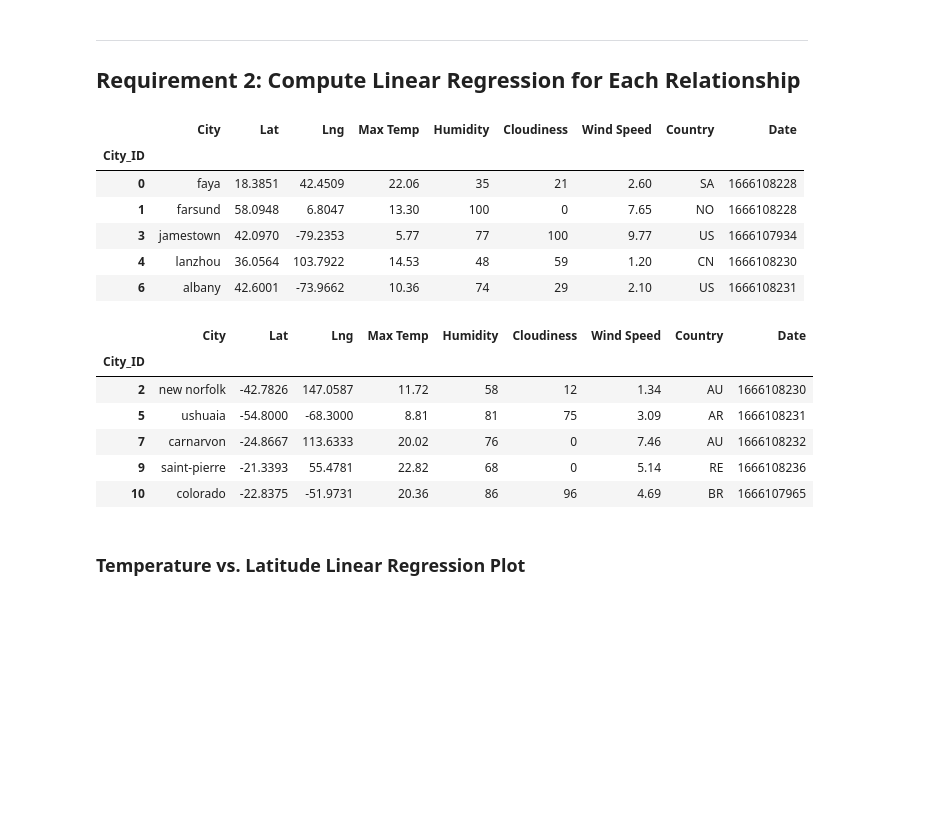
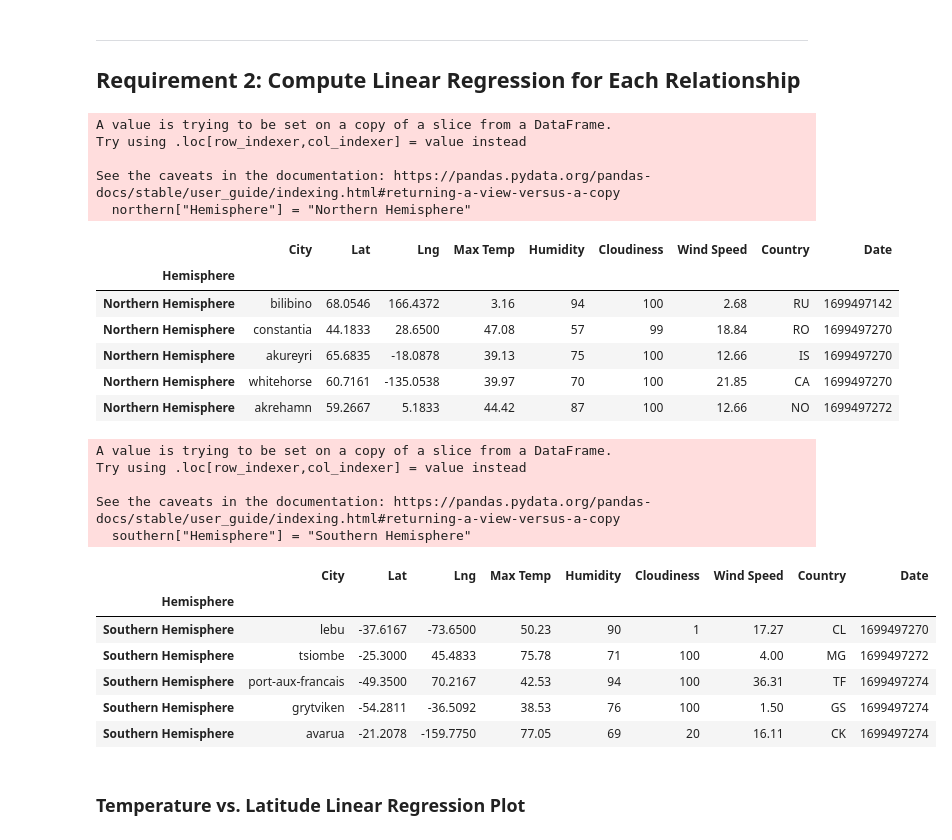
Before and after one commit to MM24J/World-Weather-Analysis, a Jupyter notebook: WeatherPy.ipynb, the cells around one changed output. Cells and saved outputs as stored; diff of their text form; code cells hidden in the pictures; blank space fills up the shorter version.

```diff
--- a/WeatherPy.ipynb
+++ b/WeatherPy.ipynb
@@ -240,30 +262,45 @@ plt.show()
 # %%
 # Create a DataFrame with the Northern Hemisphere data (Latitude >= 0)
-# YOUR CODE HERE
-
+northern = weather_data_df.loc[weather_data_df["Lat"] >= 0]
+northern["Hemisphere"] = "Northern Hemisphere"
+northern_hemi_df = northern.set_index("Hemisphere")
 # Display sample data
 northern_hemi_df.head()
 # %% [output]
+A value is trying to be set on a copy of a slice from a DataFrame.
+Try using .loc[row_indexer,col_indexer] = value instead
+
+See the caveats in the documentation: https://pandas.pydata.org/pandas-docs/stable/user_guide/indexing.html#returning-a-view-versus-a-copy
+  northern["Hemisphere"] = "Northern Hemisphere"
 |  | City | Lat | Lng | Max Temp | Humidity | Cloudiness | Wind Speed | Country | Date |
-| City_ID |  |  |  |  |  |  |  |  |  |
-| 0 | faya | 18.3851 | 42.4509 | 22.06 | 35 | 21 | 2.60 | SA | 1666108228 |
-| 1 | farsund | 58.0948 | 6.8047 | 13.30 | 100 | 0 | 7.65 | NO | 1666108228 |
-| 3 | jamestown | 42.0970 | -79.2353 | 5.77 | 77 | 100 | 9.77 | US | 1666107934 |
-| 4 | lanzhou | 36.0564 | 103.7922 | 14.53 | 48 | 59 | 1.20 | CN | 1666108230 |
-| 6 | albany | 42.6001 | -73.9662 | 10.36 | 74 | 29 | 2.10 | US | 1666108231 |
+| Hemisphere |  |  |  |  |  |  |  |  |  |
+| Northern Hemisphere | bilibino | 68.0546 | 166.4372 | 3.16 | 94 | 100 | 2.68 | RU | 1699497142 |
+| Northern Hemisphere | constantia | 44.1833 | 28.6500 | 47.08 | 57 | 99 | 18.84 | RO | 1699497270 |
+| Northern Hemisphere | akureyri | 65.6835 | -18.0878 | 39.13 | 75 | 100 | 12.66 | IS | 1699497270 |
+| Northern Hemisphere | whitehorse | 60.7161 | -135.0538 | 39.97 | 70 | 100 | 21.85 | CA | 1699497270 |
+| Northern Hemisphere | akrehamn | 59.2667 | 5.1833 | 44.42 | 87 | 100 | 12.66 | NO | 1699497272 |
 # %%
 # Create a DataFrame with the Southern Hemisphere data (Latitude < 0)
-# YOUR CODE HERE
+southern = weather_data_df.loc[weather_data_df["Lat"] < 0]
+southern["Hemisphere"] = "Southern Hemisphere"
+southern_hemi_df = southern.set_index("Hemisphere")
+# Display sample data
+southern_hemi_df.head()
 
 # Display sample data
 southern_hemi_df.head()
 # %% [output]
+A value is trying to be set on a copy of a slice from a DataFrame.
+Try using .loc[row_indexer,col_indexer] = value instead
+
+See the caveats in the documentation: https://pandas.pydata.org/pandas-docs/stable/user_guide/indexing.html#returning-a-view-versus-a-copy
+  southern["Hemisphere"] = "Southern Hemisphere"
 |  | City | Lat | Lng | Max Temp | Humidity | Cloudiness | Wind Speed | Country | Date |
-| City_ID |  |  |  |  |  |  |  |  |  |
-| 2 | new norfolk | -42.7826 | 147.0587 | 11.72 | 58 | 12 | 1.34 | AU | 1666108230 |
-| 5 | ushuaia | -54.8000 | -68.3000 | 8.81 | 81 | 75 | 3.09 | AR | 1666108231 |
-| 7 | carnarvon | -24.8667 | 113.6333 | 20.02 | 76 | 0 | 7.46 | AU | 1666108232 |
-| 9 | saint-pierre | -21.3393 | 55.4781 | 22.82 | 68 | 0 | 5.14 | RE | 1666108236 |
-| 10 | colorado | -22.8375 | -51.9731 | 20.36 | 86 | 96 | 4.69 | BR | 1666107965 |
+| Hemisphere |  |  |  |  |  |  |  |  |  |
+| Southern Hemisphere | lebu | -37.6167 | -73.6500 | 50.23 | 90 | 1 | 17.27 | CL | 1699497270 |
+| Southern Hemisphere | tsiombe | -25.3000 | 45.4833 | 75.78 | 71 | 100 | 4.00 | MG | 1699497272 |
+| Southern Hemisphere | port-aux-francais | -49.3500 | 70.2167 | 42.53 | 94 | 100 | 36.31 | TF | 1699497274 |
+| Southern Hemisphere | grytviken | -54.2811 | -36.5092 | 38.53 | 76 | 100 | 1.50 | GS | 1699497274 |
+| Southern Hemisphere | avarua | -21.2078 | -159.7750 | 77.05 | 69 | 20 | 16.11 | CK | 1699497274 |
 # %% [markdown]
 ###  Temperature vs. Latitude Linear Regression Plot
```
Also changed, not shown: parts of 35 cells of this notebook.
